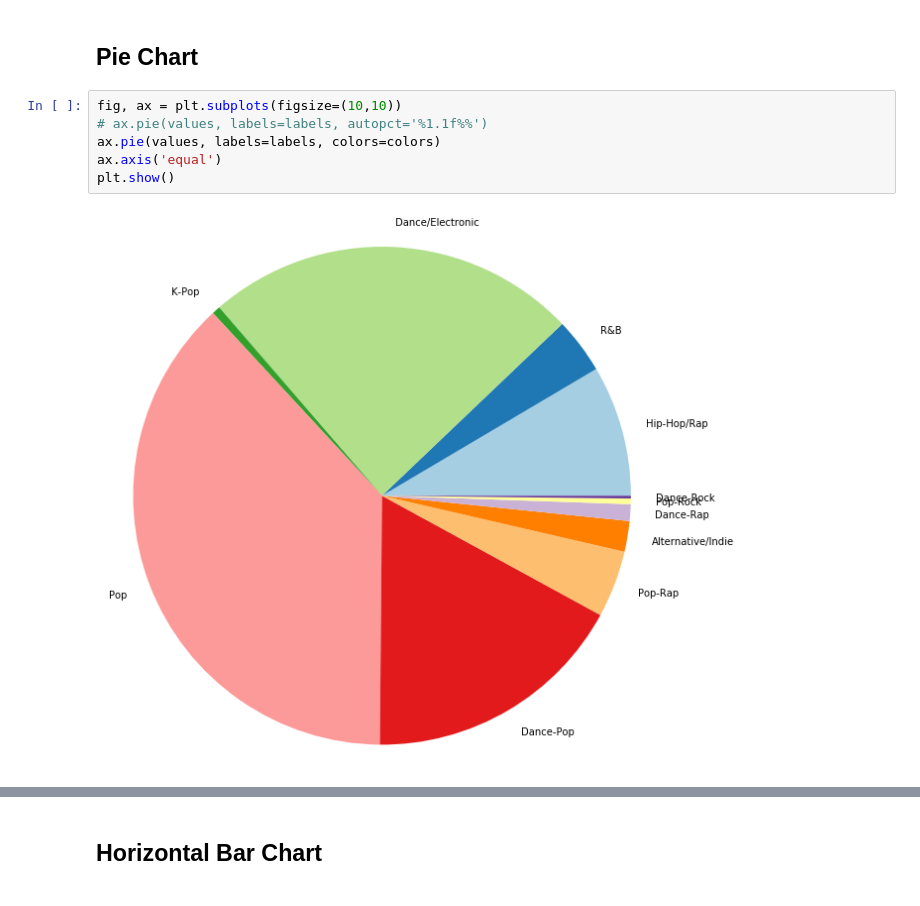
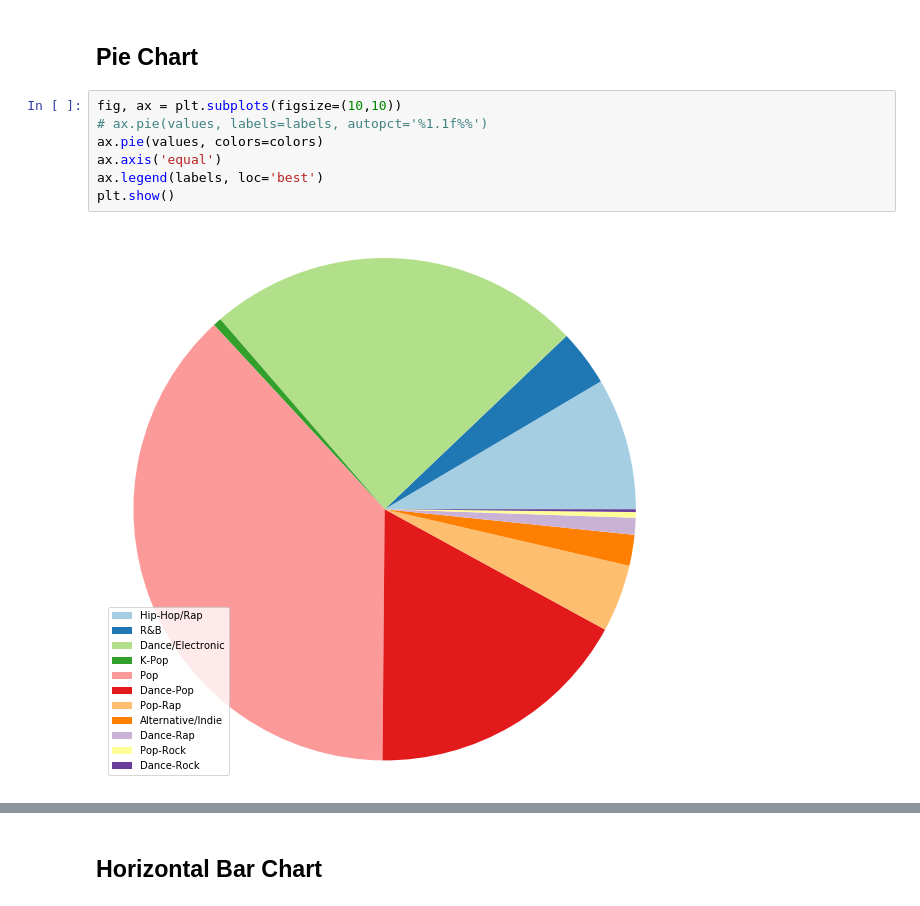
Before and after one commit to ntrllog/Music-Genre-Visualization, a Jupyter notebook: Music Genre Visualization.ipynb, the cells around one changed output, grey strips where cells are left out. Saved outputs shown, nothing was run; the diff lists cells and outputs as text.

```diff
--- a/Music Genre Visualization.ipynb
+++ b/Music Genre Visualization.ipynb
@@ -23,8 +23,9 @@ colors = ('#a6cee3', '#1f78b4', '#b2df8a', '#33a02c', '#fb9a99', '#e31a1c', '#fd
 # %%
 fig, ax = plt.subplots(figsize=(10,10))
 # ax.pie(values, labels=labels, autopct='%1.1f%%')
-ax.pie(values, labels=labels, colors=colors)
+ax.pie(values, colors=colors)
 ax.axis('equal')
+ax.legend(labels, loc='best')
 plt.show()
 # %% [output]
-[figure, old version]
+[figure, new version]
```
Also changed, not shown: parts of 7 cells of this notebook.
